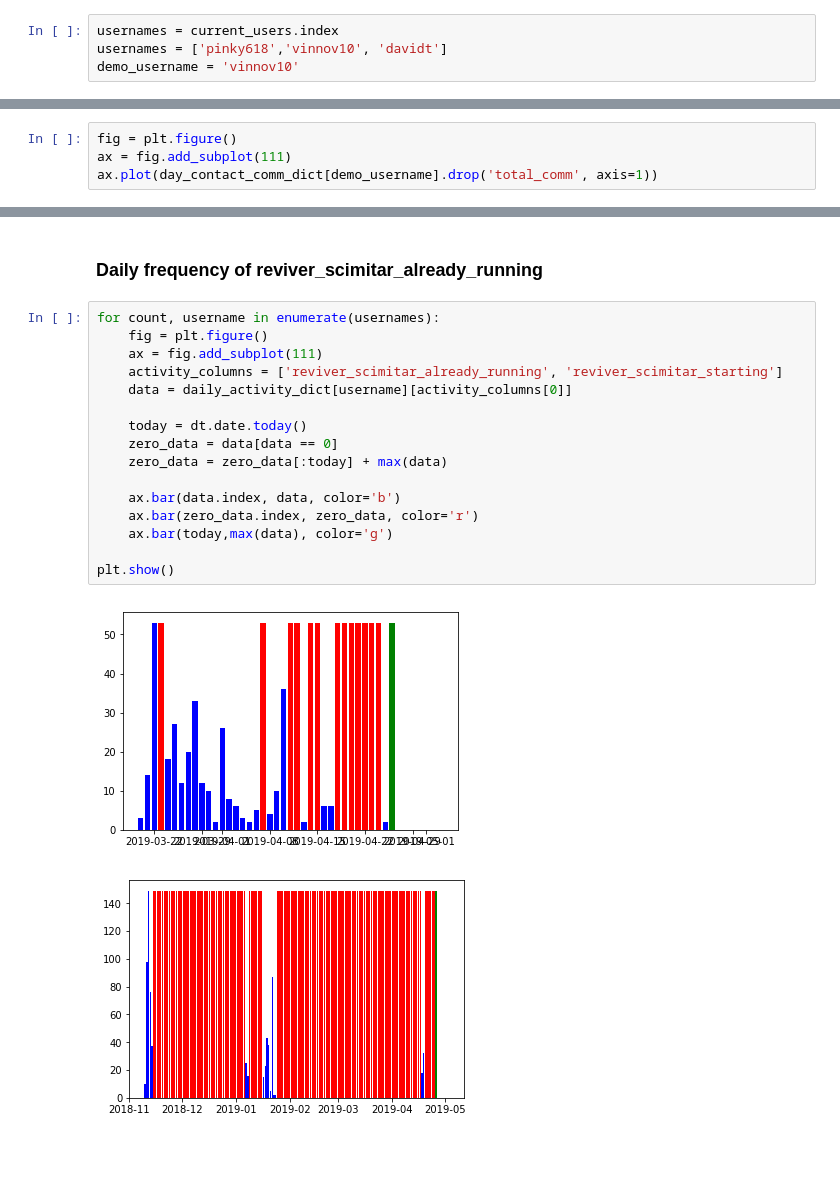
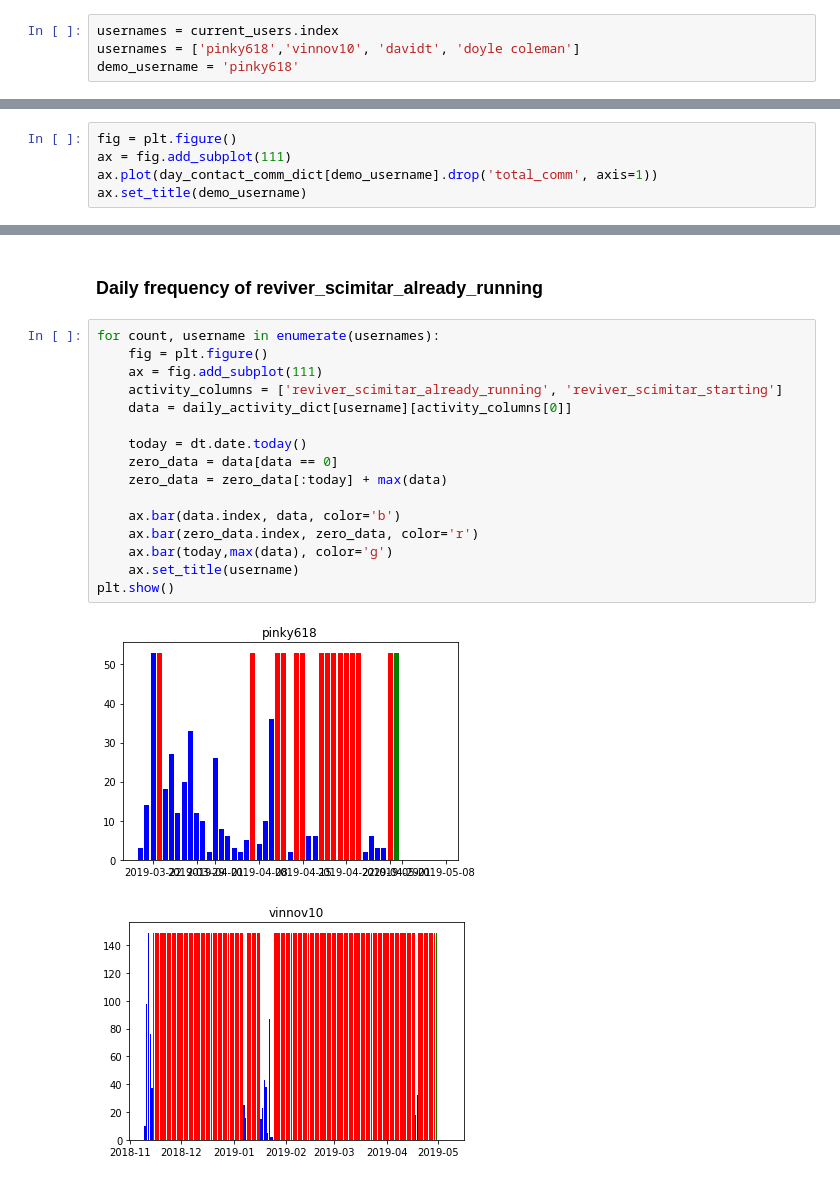
Before and after one commit to HeyCharlie2016/analysis, a Jupyter notebook: notebooks/EarlyUserStats.ipynb, the cells around one changed output, grey strips where cells are left out. Saved outputs shown, nothing was run; the diff lists cells and outputs as text; blank space fills up the shorter version.

```diff
--- a/notebooks/EarlyUserStats.ipynb
+++ b/notebooks/EarlyUserStats.ipynb
@@ -65,8 +65,8 @@ print(len(user_ids))
 ## Set Usernames of Interest
 # %%
 usernames = current_users.index
-usernames = ['pinky618','vinnov10', 'davidt']
-demo_username = 'vinnov10'
+usernames = ['pinky618','vinnov10', 'davidt', 'doyle coleman']
+demo_username = 'pinky618'
 # %% [markdown]
 ### Force-pulling Contacts data from MongoDB
 # %%
@@ -372,4 +390,5 @@ day_contact_comm_dict[demo_username].head()
 fig = plt.figure()
 ax = fig.add_subplot(111)
 ax.plot(day_contact_comm_dict[demo_username].drop('total_comm', axis=1))
+ax.set_title(demo_username)
 # %% [output]
@@ -495,19 +500,19 @@ davidt
 # %%
 for count, username in enumerate(usernames):
     fig = plt.figure()
     ax = fig.add_subplot(111)
     activity_columns = ['reviver_scimitar_already_running', 'reviver_scimitar_starting']
     data = daily_activity_dict[username][activity_columns[0]]
 
     today = dt.date.today()
     zero_data = data[data == 0]
     zero_data = zero_data[:today] + max(data)
 
     ax.bar(data.index, data, color='b')
     ax.bar(zero_data.index, zero_data, color='r')
     ax.bar(today,max(data), color='g')
-
+    ax.set_title(username)
 plt.show()
 # %% [output]
-[figure, old version]
+[figure, new version]
-[figure, old version]
+[figure, new version]
```
Also changed, not shown: parts of 16 cells of this notebook, 7 other files.
